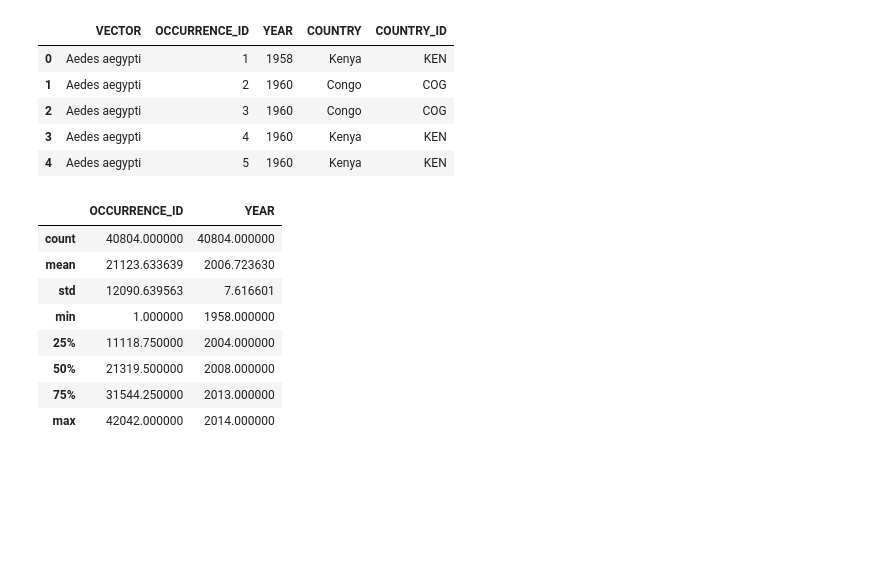
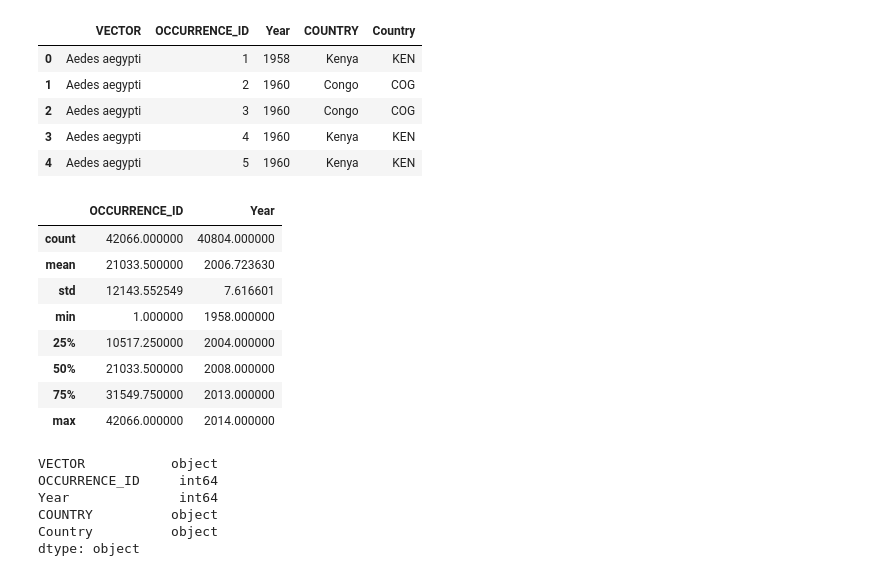
Before and after one commit to QuirkyDataScientist1978/project_dengue_fever, a Jupyter notebook: Final_Project_IP.ipynb, the cells around one changed output. Drawn from its saved outputs; the diff is of its cells as text; code cells hidden in the pictures; blank space fills up the shorter version.

Commit message:
Datasets updated

```diff
--- a/Final_Project_IP.ipynb
+++ b/Final_Project_IP.ipynb
@@ -9,27 +9,28 @@ occur = pd.read_excel('/Users/RodolfoSaldanha/Desktop/IP/final_project/Datasets/
 # %%
 temp.rename(columns={'\tYear':'Year', ' Month':'Month', ' Country':'Country'}, inplace=True)
 prec.rename(columns={'\tYear':'Year', ' Month':'Month', ' Country':'Country'}, inplace=True)
+occur.rename(columns={'YEAR':'Year', 'COUNTRY_ID':'Country'}, inplace=True)
 # %%
+# Drop unnecessary columns
 occur.drop(columns=['SOURCE_TYPE','LOCATION_TYPE','POLYGON_ADMIN','STATUS','GAUL_AD0','X','Y'],inplace=True)
 occur.head()
 # %% [output]
-|  | VECTOR | OCCURRENCE_ID | YEAR | COUNTRY | COUNTRY_ID |
+|  | VECTOR | OCCURRENCE_ID | Year | COUNTRY | Country |
 | 0 | Aedes aegypti | 1 | 1958 | Kenya | KEN |
 | 1 | Aedes aegypti | 2 | 1960 | Congo | COG |
 | 2 | Aedes aegypti | 3 | 1960 | Congo | COG |
 | 3 | Aedes aegypti | 4 | 1960 | Kenya | KEN |
 | 4 | Aedes aegypti | 5 | 1960 | Kenya | KEN |
 # %%
-occur['YEAR'] = pd.to_numeric(occur['YEAR'], downcast='integer',errors='coerce')
-occur.dropna(inplace=True)
+occur['Year'] = pd.to_numeric(occur['Year'], downcast='integer',errors='coerce')
 occur.describe()
 # %% [output]
-|  | OCCURRENCE_ID | YEAR |
-| count | 40804.000000 | 40804.000000 |
-| mean | 21123.633639 | 2006.723630 |
-| std | 12090.639563 | 7.616601 |
+|  | OCCURRENCE_ID | Year |
+| count | 42066.000000 | 40804.000000 |
+| mean | 21033.500000 | 2006.723630 |
+| std | 12143.552549 | 7.616601 |
 | min | 1.000000 | 1958.000000 |
-| 25% | 11118.750000 | 2004.000000 |
-| 50% | 21319.500000 | 2008.000000 |
-| 75% | 31544.250000 | 2013.000000 |
-| max | 42042.000000 | 2014.000000 |
+| 25% | 10517.250000 | 2004.000000 |
+| 50% | 21033.500000 | 2008.000000 |
+| 75% | 31549.750000 | 2013.000000 |
+| max | 42066.000000 | 2014.000000 |
@@ -38,0 +37,22 @@ occur.to_csv('occurence.csv', encoding='utf-8', index=False)
+# %%
+# Select the timeframe of temperature and rainfall we colected
+occur = occur.loc[(occur['Year']>=1991) & (occur['Year']<=2014)]
+
+# Different abbreviation of the same country in different datasets
+occur['Country'] = occur['Country'].replace('ROU', 'ROM')
+
+# Set as NaN the countries we didn't find the temperature nor the rainfall
+occur['Country'] = occur['Country'].replace('XXX', np.nan)
+occur['Country'] = occur['Country'].replace('TWN', np.nan)
+occur['Country'] = occur['Country'].replace('HKG', np.nan)
+
+occur['Year'] = occur['Year'].astype(int)
+occur.dropna(inplace=True)
+occur.dtypes
+# %% [output]
+VECTOR           object
+OCCURRENCE_ID     int64
+Year              int64
+COUNTRY          object
+Country          object
+dtype: object
```
Also changed, not shown: parts of 12 cells of this notebook, 13 other files.
